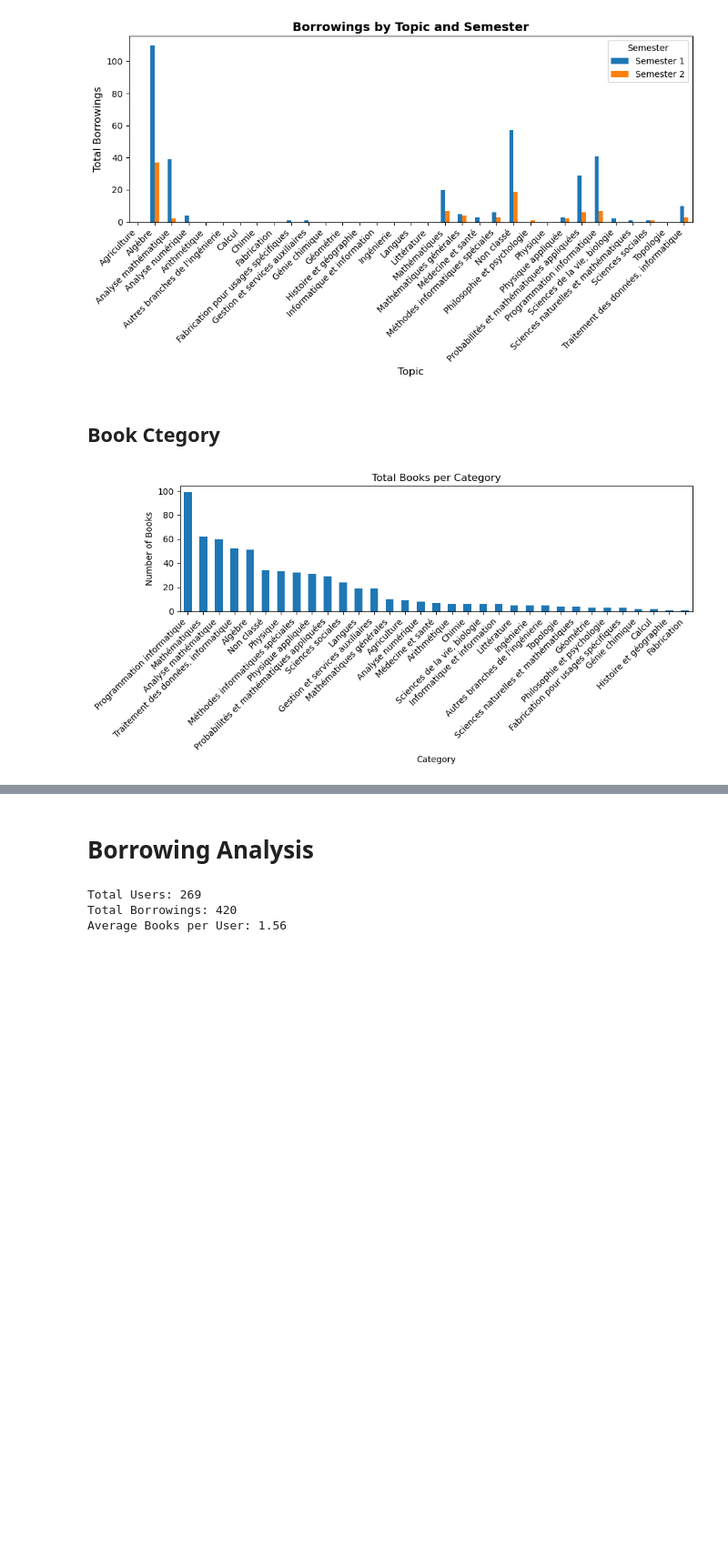
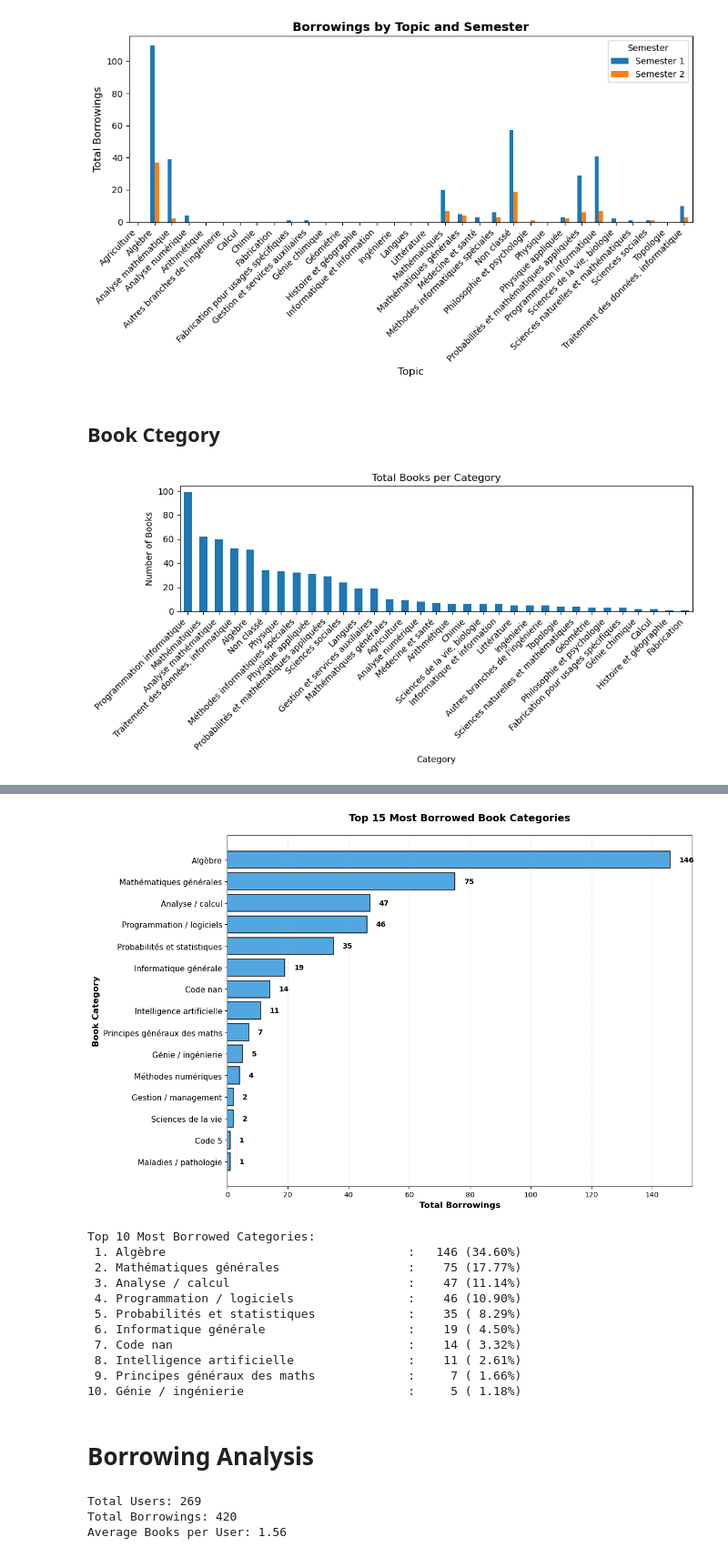
Before and after one commit to TI1307/DM_Project, a Jupyter notebook: notebooks/anlysis.ipynb, the cells around one changed output, grey strips where cells are left out. Shown at 91% size. Saved outputs shown, nothing was run; the diff lists cells and outputs as text; code cells hidden in the pictures; blank space fills up the shorter version.

```diff
--- a/notebooks/anlysis.ipynb
+++ b/notebooks/anlysis.ipynb
@@ -346,3 +330,78 @@ plt.show()
+# %%
+
+# Category mapping
+CATEGORY_MAPPING = {
+    '004': "Informatique générale",
+    '005': "Programmation / logiciels",
+    '006': "Intelligence artificielle",
+    '150': "Psychologie",
+    '230': "Christianisme / religion",
+    '350': "Administration publique",
+    '380': "Commerce / communication",
+    '510': "Mathématiques générales",
+    '511': "Principes généraux des maths",
+    '512': "Algèbre",
+    '515': "Analyse / calcul",
+    '518': "Méthodes numériques",
+    '519': "Probabilités et statistiques",
+    '570': "Sciences de la vie",
+    '610': "Médecine / santé",
+    '611': "Anatomie",
+    '616': "Maladies / pathologie",
+    '621': "Génie / ingénierie",
+    '658': "Gestion / management",
+    '681': "Informatique appliquée",
+    '808': "Techniques d'écriture"
+}
+
+# Extract category code (first 3 digits from cote)
+BORROWINGS['category_code'] = BORROWINGS['Cote'].astype(str).str[:3]
+
+# Count borrowings by category
+borrowings_by_category = BORROWINGS['category_code'].value_counts()
+
+# Map to human-readable names
+borrowings_by_category.index = borrowings_by_category.index.map(
+    lambda x: CATEGORY_MAPPING.get(x, f"Code {x}")
+)
+
+# Create horizontal bar chart
+plt.figure(figsize=(12, 8))
+top_15 = borrowings_by_category.head(15)
+
+plt.barh(range(len(top_15)), top_15.values, color='#3498db', alpha=0.85, edgecolor='black', linewidth=1.2)
+plt.yticks(range(len(top_15)), top_15.index, fontsize=11)
+plt.xlabel('Total Borrowings', fontsize=12, fontweight='bold')
+plt.ylabel('Book Category', fontsize=12, fontweight='bold')
+plt.title('Top 15 Most Borrowed Book Categories', fontsize=14, fontweight='bold', pad=20)
+
+# Add value labels
+for i, v in enumerate(top_15.values):
+    plt.text(v + 3, i, str(v), va='center', fontsize=10, fontweight='bold')
+
+plt.grid(axis='x', alpha=0.3, linestyle='--')
+plt.gca().invert_yaxis()  # #1 at the top
+plt.tight_layout()
+plt.show()
+
+# Print summary
+print("Top 10 Most Borrowed Categories:")
+for i, (cat, count) in enumerate(borrowings_by_category.head(10).items(), 1):
+    pct = (count / len(BORROWINGS)) * 100
+    print(f"{i:2d}. {cat:40s} : {count:5d} ({pct:5.2f}%)")
+# %% [output]
+[figure, added]
+Top 10 Most Borrowed Categories:
+ 1. Algèbre                                  :   146 (34.60%)
+ 2. Mathématiques générales                  :    75 (17.77%)
+ 3. Analyse / calcul                         :    47 (11.14%)
+ 4. Programmation / logiciels                :    46 (10.90%)
+ 5. Probabilités et statistiques             :    35 ( 8.29%)
+ 6. Informatique générale                    :    19 ( 4.50%)
+ 7. Code nan                                 :    14 ( 3.32%)
+ 8. Intelligence artificielle                :    11 ( 2.61%)
+ 9. Principes généraux des maths             :     7 ( 1.66%)
+10. Génie / ingénierie                       :     5 ( 1.18%)
 # %% [markdown]
 # Borrowing Analysis
 # %%
```
Also changed, not shown: parts of 6 cells of this notebook.
